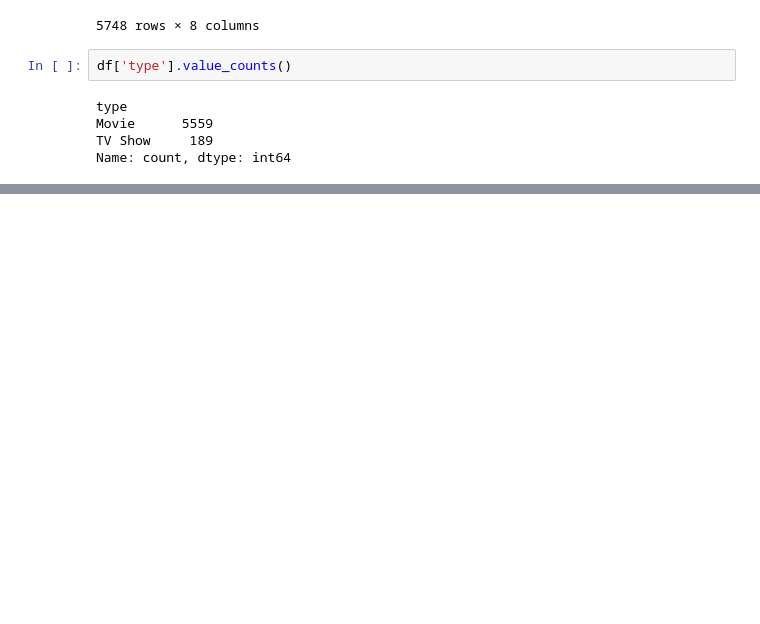
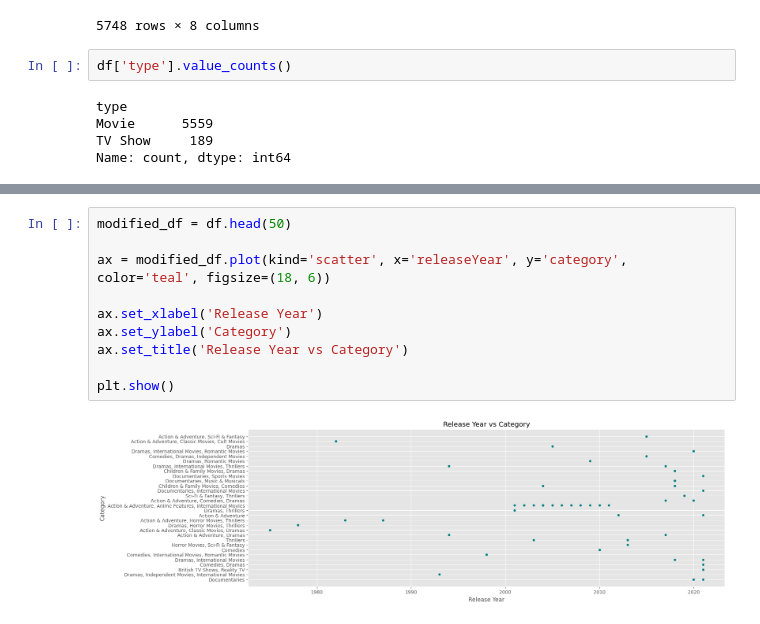
Before and after one commit to kaan4dev/netflixAnalysis, a Jupyter notebook: netflix.ipynb, the cells around one changed output, grey strips where cells are left out. Saved outputs shown, nothing was run; the diff lists cells and outputs as text; blank space fills up the shorter version.

```diff
--- a/netflix.ipynb
+++ b/netflix.ipynb
@@ -149,0 +188,12 @@ df['country'].value_counts().head(5).plot(kind='barh', figsize=(17,5))
+# %%
+modified_df = df.head(50)
+
+ax = modified_df.plot(kind='scatter', x='releaseYear', y='category', color='teal', figsize=(18, 6))
+
+ax.set_xlabel('Release Year')
+ax.set_ylabel('Category')
+ax.set_title('Release Year vs Category')
+
+plt.show()
+# %% [output]
+[figure, added]
```
Also changed, not shown: parts of 6 cells of this notebook, 3 other files.
